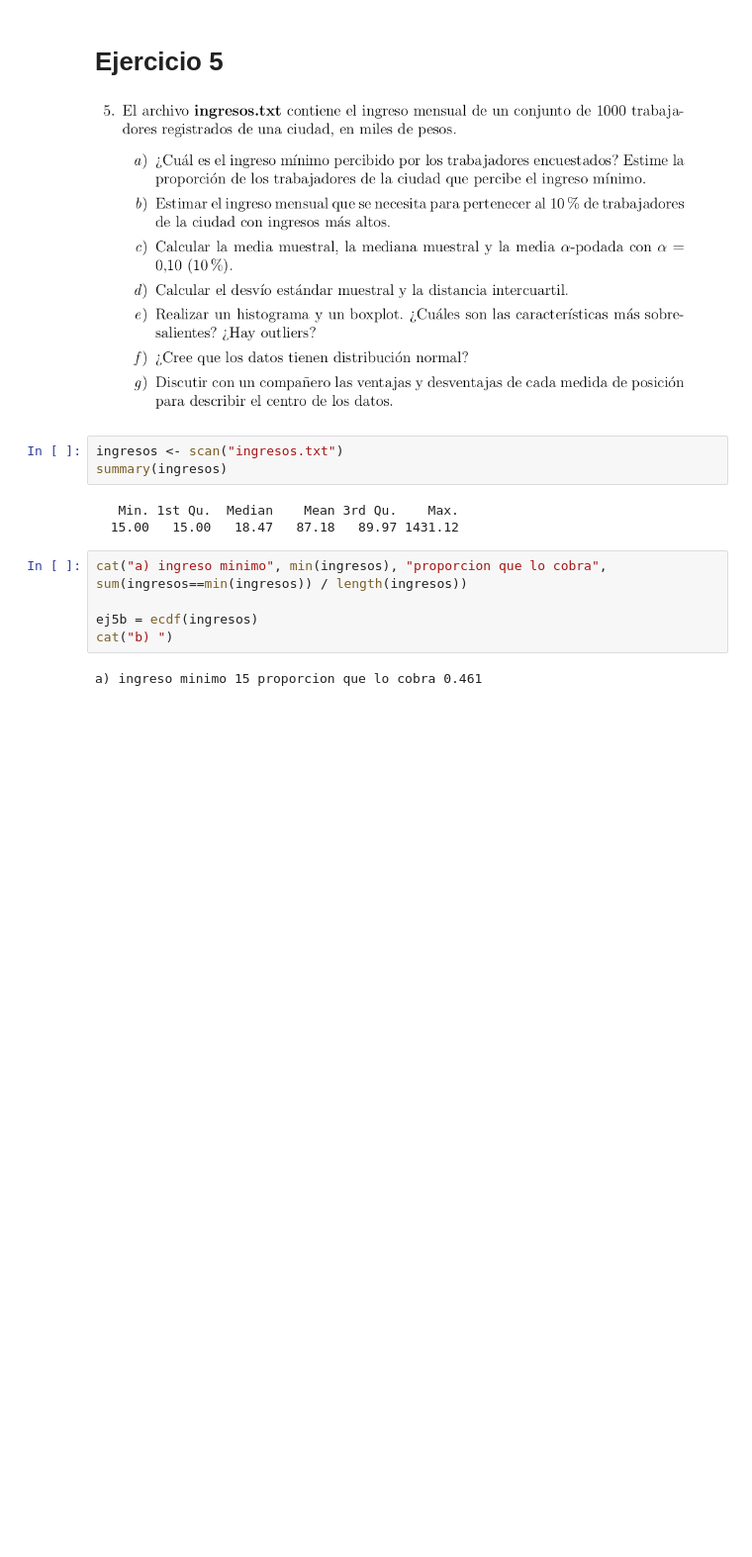
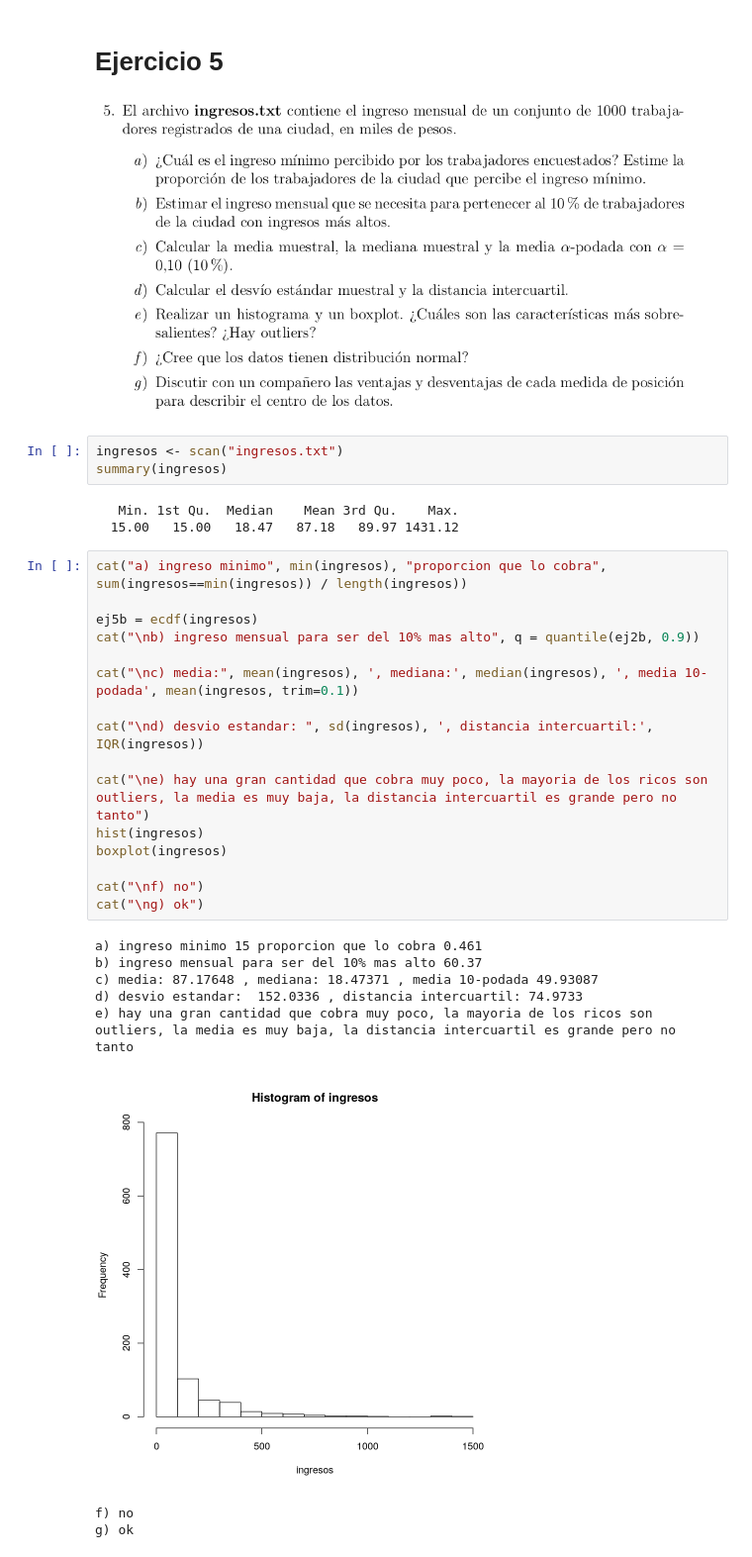
Before and after one commit to fzanollo/proba, a Jupyter notebook: Practica_6/Practica 6.ipynb, the cells around one changed output. Shown at 99% size. Cells and saved outputs as stored; diff of their text form; blank space fills up the shorter version.

```diff
--- a/Practica_6/Practica 6.ipynb
+++ b/Practica_6/Practica 6.ipynb
@@ -143,10 +145,28 @@ summary(ingresos)
 # %% [output]
    Min. 1st Qu.  Median    Mean 3rd Qu.    Max.
   15.00   15.00   18.47   87.18   89.97 1431.12
-# %%
-cat("a) ingreso minimo", min(ingresos), "proporcion que lo cobra", sum(ingresos==min(ingresos)) / length(ingresos))
-
-ej5b = ecdf(ingresos)
-cat("b) ")
-# %% [output]
-a) ingreso minimo 15 proporcion que lo cobra 0.461
+# %%
+cat("a) ingreso minimo", min(ingresos), "proporcion que lo cobra", sum(ingresos==min(ingresos)) / length(ingresos))
+
+ej5b = ecdf(ingresos)
+cat("\nb) ingreso mensual para ser del 10% mas alto", q = quantile(ej2b, 0.9))
+
+cat("\nc) media:", mean(ingresos), ', mediana:', median(ingresos), ', media 10-podada', mean(ingresos, trim=0.1))
+
+cat("\nd) desvio estandar: ", sd(ingresos), ', distancia intercuartil:', IQR(ingresos))
+
+cat("\ne) hay una gran cantidad que cobra muy poco, la mayoria de los ricos son outliers, la media es muy baja, la distancia intercuartil es grande pero no tanto")
+hist(ingresos)
+boxplot(ingresos)
+
+cat("\nf) no")
+cat("\ng) ok")
+# %% [output]
+a) ingreso minimo 15 proporcion que lo cobra 0.461
+b) ingreso mensual para ser del 10% mas alto 60.37
+c) media: 87.17648 , mediana: 18.47371 , media 10-podada 49.93087
+d) desvio estandar:  152.0336 , distancia intercuartil: 74.9733
+e) hay una gran cantidad que cobra muy poco, la mayoria de los ricos son outliers, la media es muy baja, la distancia intercuartil es grande pero no tanto
+[figure, added]
+f) no
+g) ok
```
Also changed, not shown: parts of 23 cells of this notebook, 1 other file.
